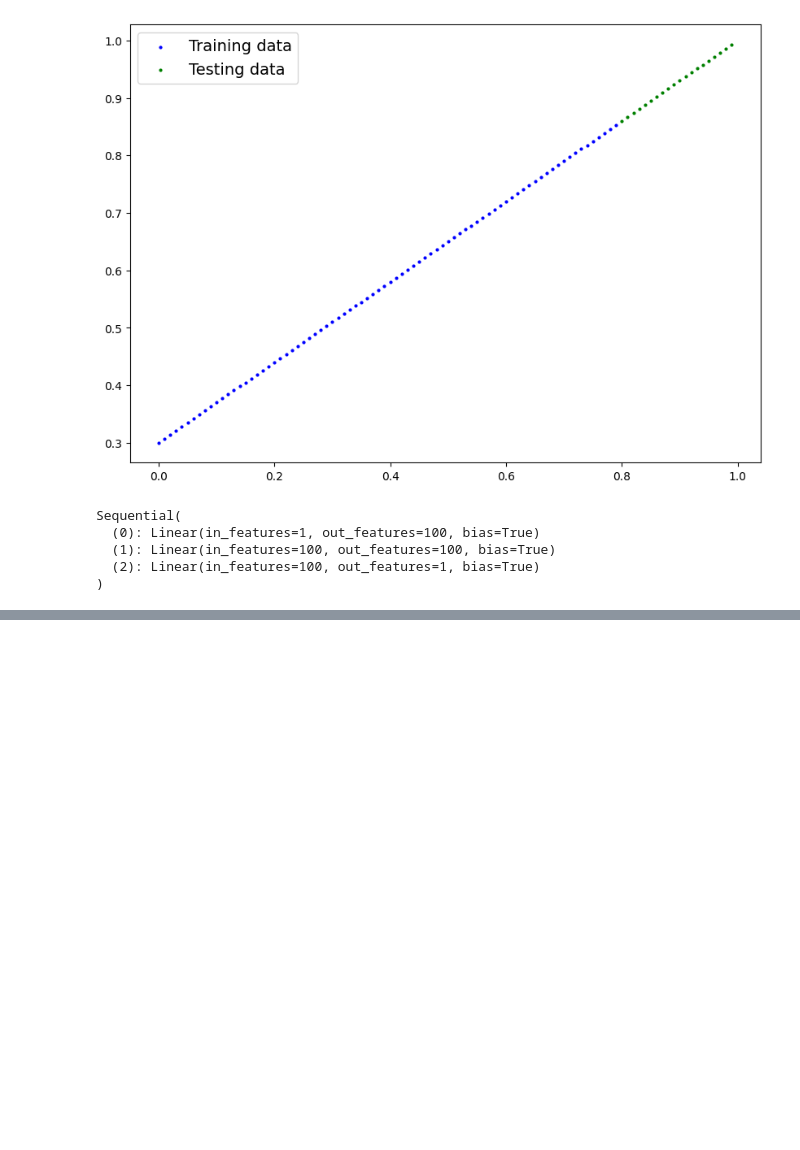
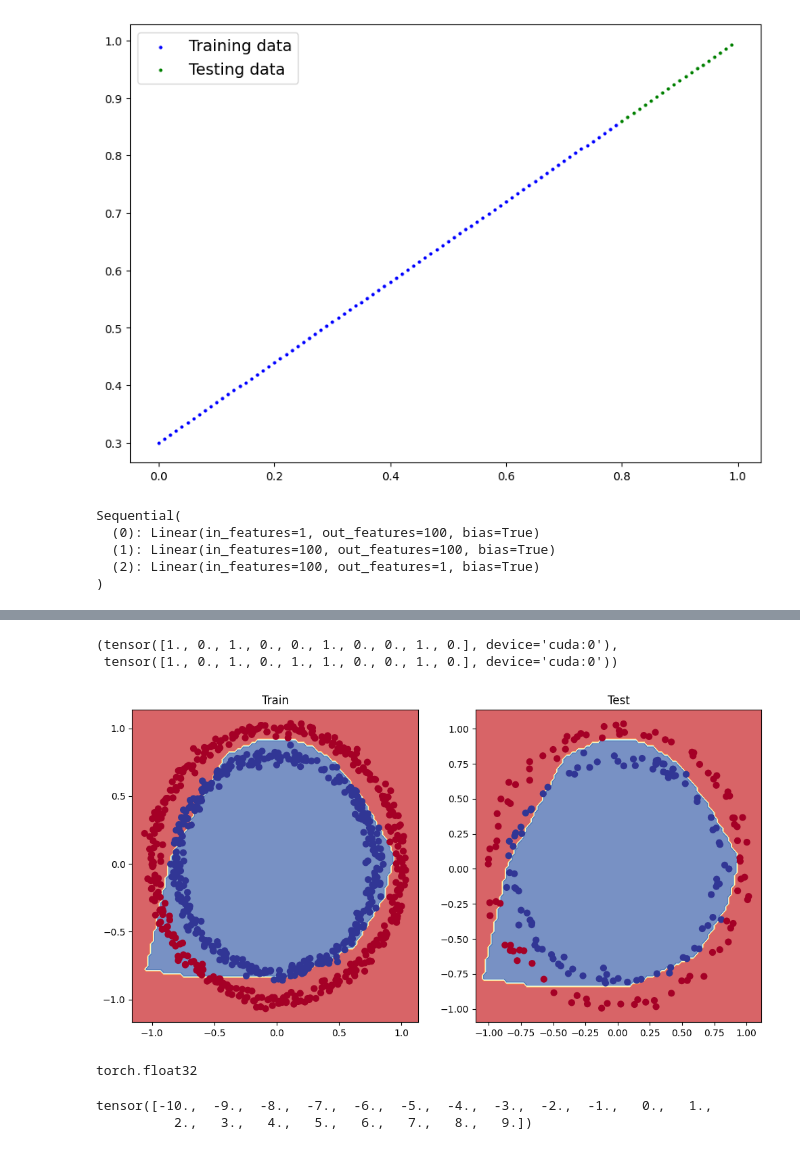
Before and after one commit to enavid/ai-samurai-kata, a Jupyter notebook: ztm_pytorch_kata.ipynb, the cells around one changed output, grey strips where cells are left out. Drawn from its saved outputs; the diff is of its cells as text; code cells hidden in the pictures; blank space fills up the shorter version.

```diff
--- a/ztm_pytorch_kata.ipynb
+++ b/ztm_pytorch_kata.ipynb
@@ -1047,0 +1073,11 @@ Epoch: 190 | Loss: 0.03636 | Test loss: 0.12383
+# %%
+# Convert data to tensors and then to train and test split
+import torch
+from sklearn.model_selection import train_test_split
+
+# Turn data into tensors
+X = torch.from_numpy(X).type(torch.float)
+y = torch.from_numpy(y).type(torch.float)
+
+# Split data into training and test sets
+X_train, X_test, y_train, y_test = train_test_split(X, y, test_size=0.2, random_state=42)
@@ -1047,0 +1109,4 @@ Epoch: 190 | Loss: 0.03636 | Test loss: 0.12383
+# %%
+# Setup loss and optimizer
+loss_fn = nn.BCEWithLogitsLoss()
+optimizer = torch.optim.SGD(params=model_3.parameters(), lr=0.1)
@@ -1047,0 +1192,32 @@ Epoch: 190 | Loss: 0.03636 | Test loss: 0.12383
+# %%
+# Makes predictions
+model_3.eval()
+with torch.inference_mode():
+    y_preds = torch.round(torch.sigmoid(model_3(X_test))).squeeze()
+
+y_preds[:10], y_test[:10]
+# %% [output]
+(tensor([1., 0., 1., 0., 0., 1., 0., 0., 1., 0.], device='cuda:0'),
+ tensor([1., 0., 1., 0., 1., 1., 0., 0., 1., 0.], device='cuda:0'))
+# %%
+# Plot decision boundaries
+plt.figure(figsize=(12, 6))
+plt.subplot(1, 2, 1)
+plt.title("Train")
+plot_decision_boundary(model_3, X_train, y_train)
+plt.subplot(1, 2, 2)
+plt.title("Test")
+plot_decision_boundary(model_3, X_test, y_test)
+# %% [output]
+[figure, added]
+# %%
+# Create a tensor
+A = torch.arange(-10, 10, 1, dtype=torch.float32)
+A.dtype
+# %% [output]
+torch.float32
+# %%
+A
+# %% [output]
+tensor([-10.,  -9.,  -8.,  -7.,  -6.,  -5.,  -4.,  -3.,  -2.,  -1.,   0.,   1.,
+          2.,   3.,   4.,   5.,   6.,   7.,   8.,   9.])
```
Also changed, not shown: parts of 22 cells of this notebook.
